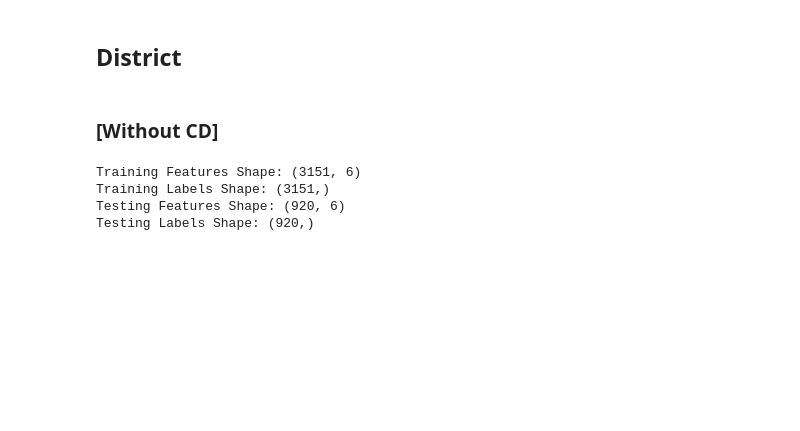
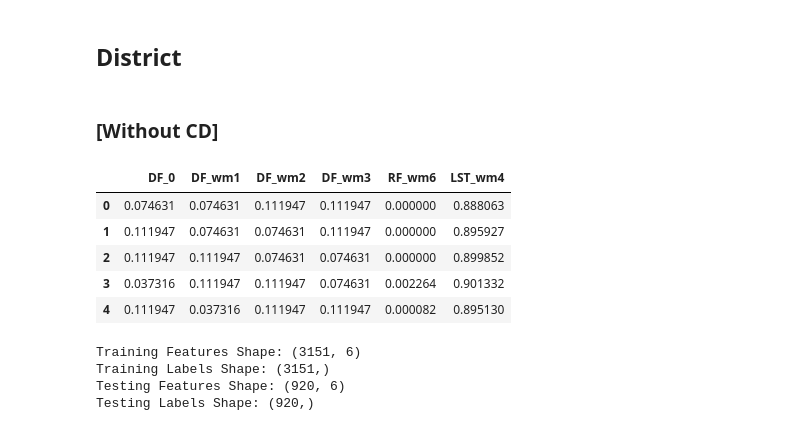
Before and after one commit to boonpakornn/dengue_data_statistic, a Jupyter notebook: RandomForest.ipynb, the cells around one changed output. Cells and saved outputs as stored; diff of their text form; code cells hidden in the pictures; blank space fills up the shorter version.

```diff
--- a/RandomForest.ipynb
+++ b/RandomForest.ipynb
@@ -173,10 +173,10 @@ df_compare_addrcode.to_csv('Data/Modeling/Random Forest/DF_4/Province/Subdistric
 # %% [markdown]
 ### [Without CD]
 # %%
-df_train =  pd.read_csv(os.path.join('Data','Modeling','Training&Testing','train_dist_total.csv'), header=0, skiprows=0)
+df_train =  pd.read_csv(os.path.join('Data','Modeling','Training&Testing','train_dist_total_nor.csv'), header=0, skiprows=0)
 df_train = df_train.drop('Unnamed: 0', axis = 1)
 #df_train = df_train.drop(['bin','bowl','bucket','misc_short','jar','pottedplant','tire','misc_tall'], axis = 1)
-df_test = pd.read_csv(os.path.join('Data','Modeling','Training&Testing','test_dist_total.csv'), header=0, skiprows=0)
+df_test = pd.read_csv(os.path.join('Data','Modeling','Training&Testing','test_dist_total_nor.csv'), header=0, skiprows=0)
 df_test = df_test.drop('Unnamed: 0', axis = 1)
 #df_test = df_test.drop(['bin','bowl','bucket','misc_short','jar','pottedplant','tire','misc_tall'], axis = 1)
 df_test_week_addrcode = df_test.iloc[:,[0,1,2,3]]
@@ -195,6 +195,15 @@ feature_list = list(df_train.columns)
 
 # Convert to numpy array
 features = np.array(df_train)
+# %%
+train_features.head()
+# %% [output]
+|  | DF_0 | DF_wm1 | DF_wm2 | DF_wm3 | RF_wm6 | LST_wm4 |
+| 0 | 0.074631 | 0.074631 | 0.111947 | 0.111947 | 0.000000 | 0.888063 |
+| 1 | 0.111947 | 0.074631 | 0.074631 | 0.111947 | 0.000000 | 0.895927 |
+| 2 | 0.111947 | 0.111947 | 0.074631 | 0.074631 | 0.000000 | 0.899852 |
+| 3 | 0.037316 | 0.111947 | 0.111947 | 0.074631 | 0.002264 | 0.901332 |
+| 4 | 0.111947 | 0.037316 | 0.111947 | 0.111947 | 0.000082 | 0.895130 |
 # %%
 print('Training Features Shape:', train_features.shape)
 print('Training Labels Shape:', train_labels.shape)
```
Also changed, not shown: parts of 10 cells of this notebook, 1 other file.
